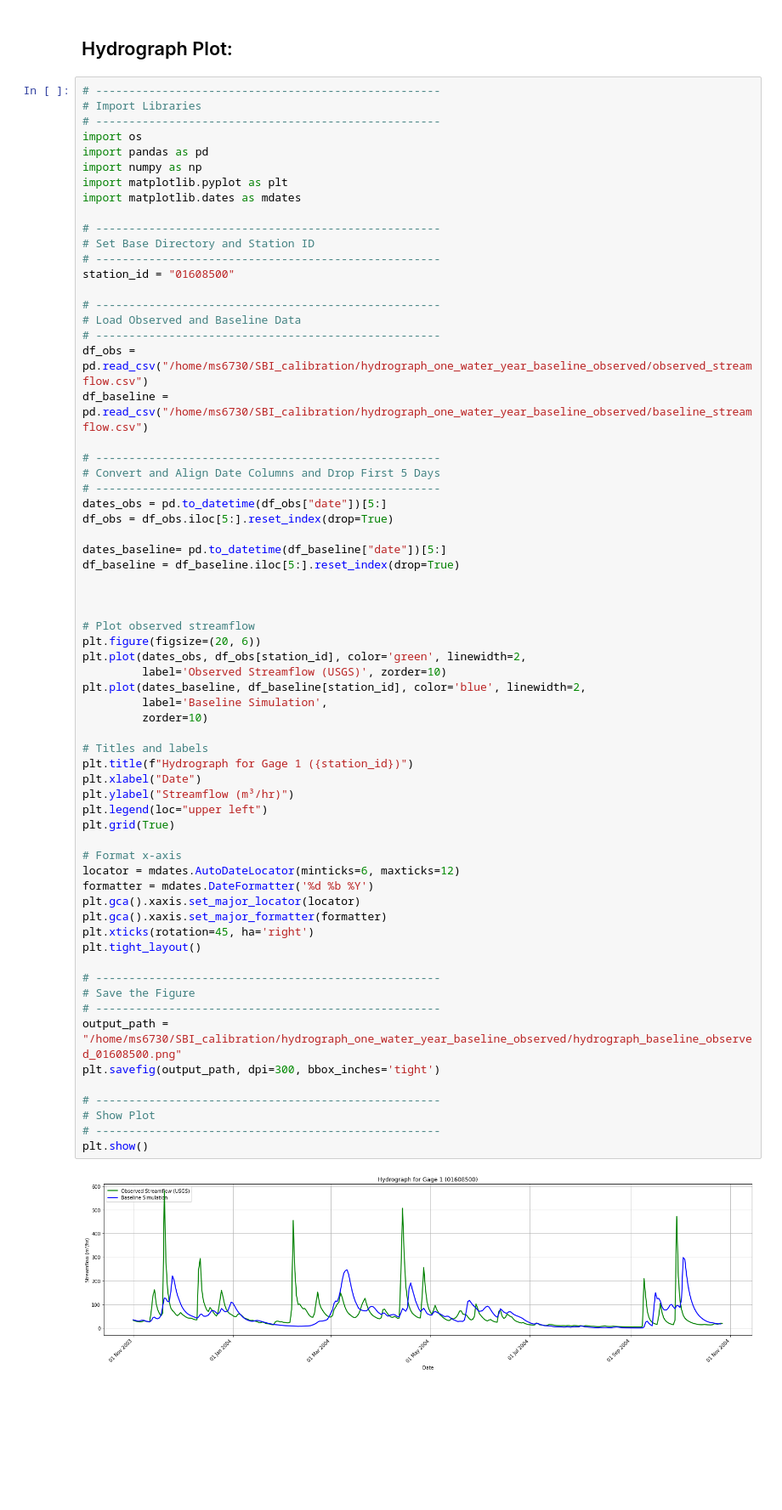
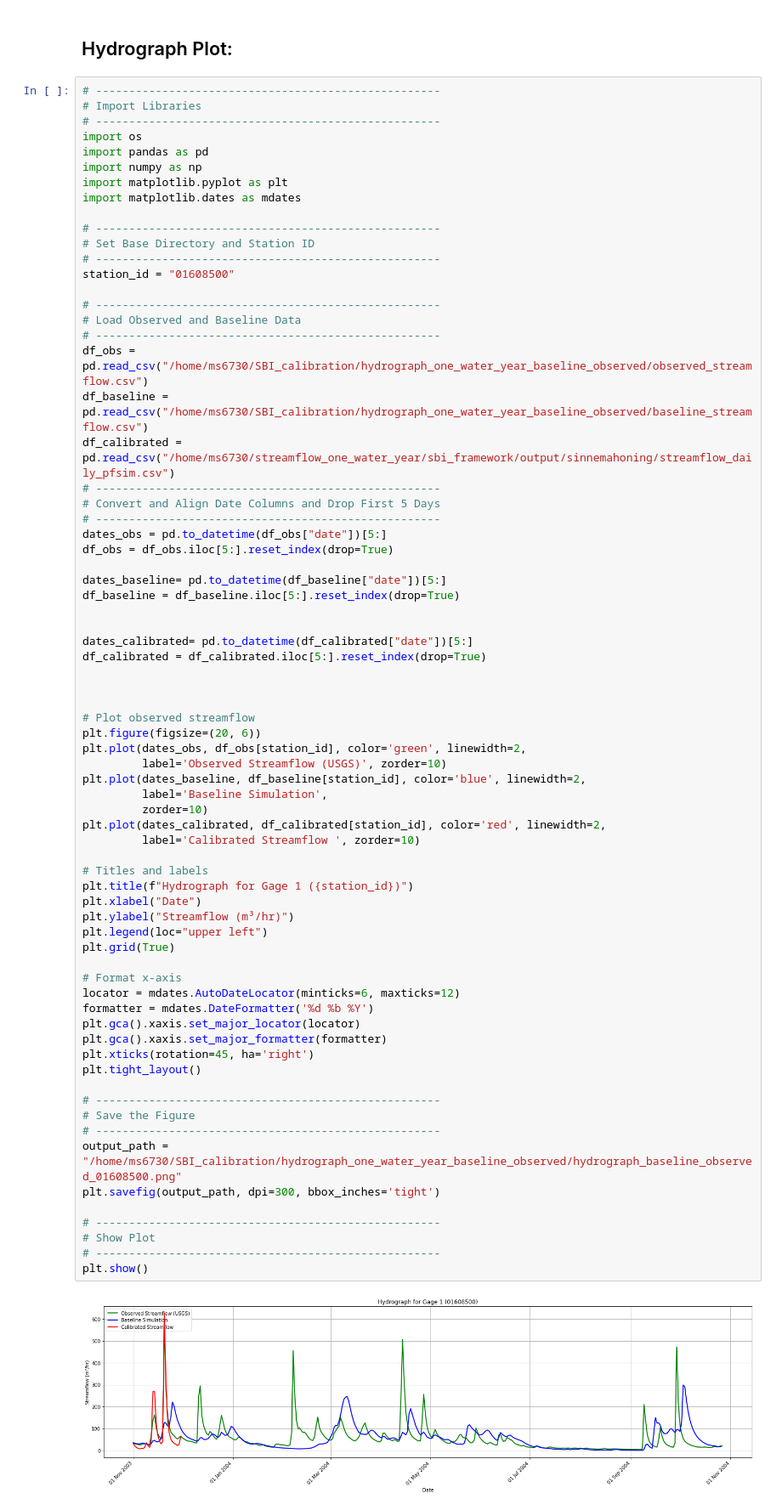
Before and after one commit to ms6730/SBI_calibration, a Jupyter notebook: hydrograph_one_water_year_baseline_observed/hydrograph_plot.ipynb, the cells around one changed output. Shown: that part at 85% size. Saved outputs shown, nothing was run; the diff lists cells and outputs as text; blank space fills up the shorter version.

```diff
--- a/hydrograph_one_water_year_baseline_observed/hydrograph_plot.ipynb
+++ b/hydrograph_one_water_year_baseline_observed/hydrograph_plot.ipynb
@@ -20,7 +20,7 @@ station_id = "01608500"
 # ----------------------------------------------------
 df_obs = pd.read_csv("/home/ms6730/SBI_calibration/hydrograph_one_water_year_baseline_observed/observed_streamflow.csv")
 df_baseline = pd.read_csv("/home/ms6730/SBI_calibration/hydrograph_one_water_year_baseline_observed/baseline_streamflow.csv")
-
+df_calibrated = pd.read_csv("/home/ms6730/streamflow_one_water_year/sbi_framework/output/sinnemahoning/streamflow_daily_pfsim.csv")
 # ----------------------------------------------------
 # Convert and Align Date Columns and Drop First 5 Days
 # ----------------------------------------------------
@@ -31,6 +31,10 @@ dates_baseline= pd.to_datetime(df_baseline["date"])[5:]
 df_baseline = df_baseline.iloc[5:].reset_index(drop=True)
 
 
+dates_calibrated= pd.to_datetime(df_calibrated["date"])[5:]
+df_calibrated = df_calibrated.iloc[5:].reset_index(drop=True)
+
+
 
 # Plot observed streamflow
 plt.figure(figsize=(20, 6))
@@ -39,31 +43,33 @@ plt.plot(dates_obs, df_obs[station_id], color='green', linewidth=2,
 plt.plot(dates_baseline, df_baseline[station_id], color='blue', linewidth=2,
          label='Baseline Simulation',
          zorder=10)
+plt.plot(dates_calibrated, df_calibrated[station_id], color='red', linewidth=2,
+         label='Calibrated Streamflow ', zorder=10)
 
 # Titles and labels
 plt.title(f"Hydrograph for Gage 1 ({station_id})")
 plt.xlabel("Date")
 plt.ylabel("Streamflow (m³/hr)")
 plt.legend(loc="upper left")
 plt.grid(True)
 
 # Format x-axis
 locator = mdates.AutoDateLocator(minticks=6, maxticks=12)
 formatter = mdates.DateFormatter('%d %b %Y')
 plt.gca().xaxis.set_major_locator(locator)
 plt.gca().xaxis.set_major_formatter(formatter)
 plt.xticks(rotation=45, ha='right')
 plt.tight_layout()
 
 # ----------------------------------------------------
 # Save the Figure
 # ----------------------------------------------------
 output_path = "/home/ms6730/SBI_calibration/hydrograph_one_water_year_baseline_observed/hydrograph_baseline_observed_01608500.png"
 plt.savefig(output_path, dpi=300, bbox_inches='tight')
 
 # ----------------------------------------------------
 # Show Plot
 # ----------------------------------------------------
 plt.show()
 # %% [output]
-[figure, old version]
+[figure, new version]
```
Also changed, not shown: 4 other files.
